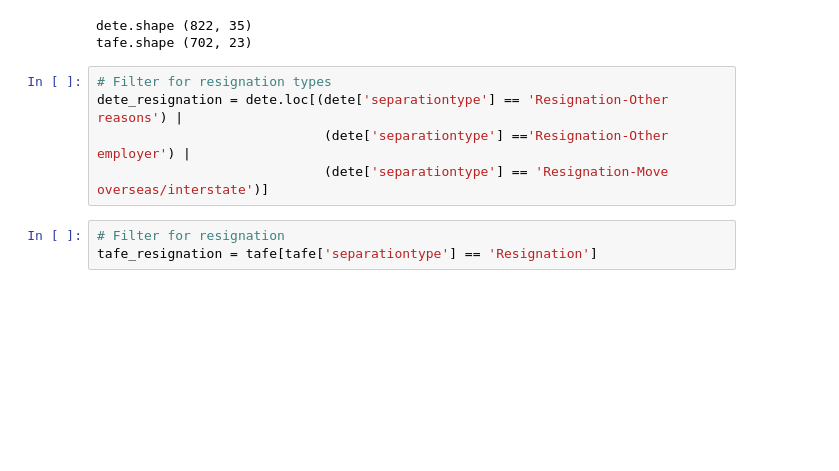
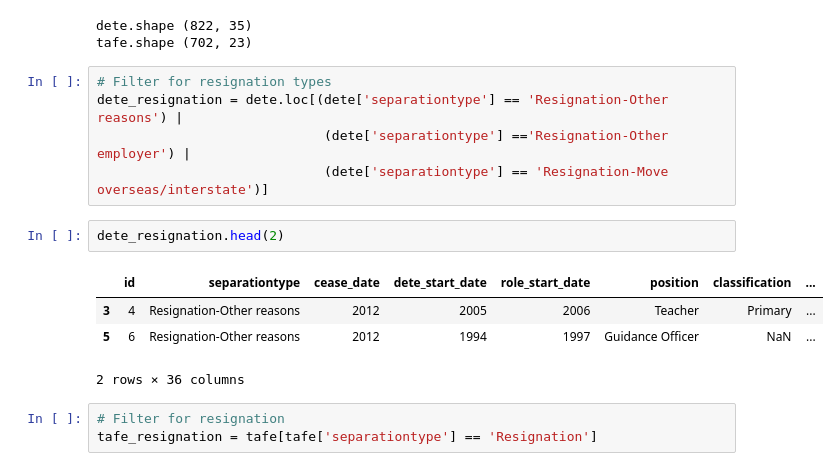
Before and after one commit to slp22/dataquest-projects, a Jupyter notebook: 3_1_dataquest_exit_surveys.ipynb, the cells around one changed output. Saved outputs shown, nothing was run; the diff lists cells and outputs as text; blank space fills up the shorter version.

```diff
--- a/3_1_dataquest_exit_surveys.ipynb
+++ b/3_1_dataquest_exit_surveys.ipynb
@@ -280,6 +282,13 @@ tafe.shape (702, 23)
 dete_resignation = dete.loc[(dete['separationtype'] == 'Resignation-Other reasons') |
                              (dete['separationtype'] =='Resignation-Other employer') |
                              (dete['separationtype'] == 'Resignation-Move overseas/interstate')]
+# %%
+dete_resignation.head(2)
+# %% [output]
+|  | id | separationtype | cease_date | dete_start_date | role_start_date | position | classification | ... |
+| 3 | 4 | Resignation-Other reasons | 2012 | 2005 | 2006 | Teacher | Primary | ... |
+| 5 | 6 | Resignation-Other reasons | 2012 | 1994 | 1997 | Guidance Officer | NaN | ... |
+2 rows × 36 columns
 # %%
 # Filter for resignation
 tafe_resignation = tafe[tafe['separationtype'] == 'Resignation']
```
Also changed, not shown: parts of 18 cells of this notebook.
